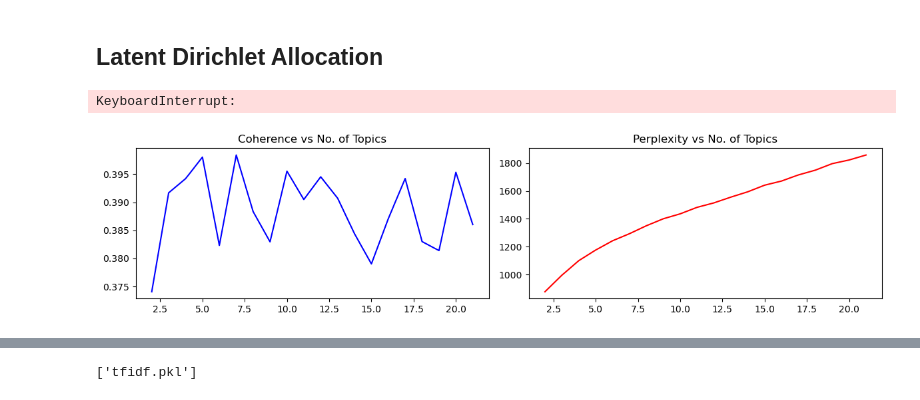
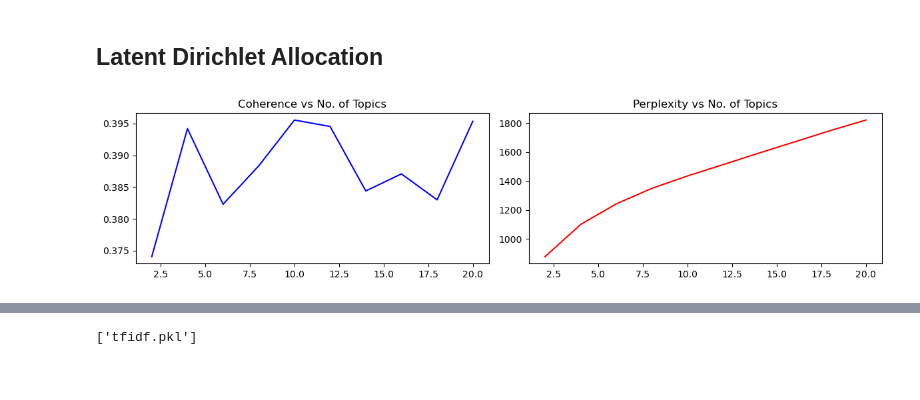
Before and after one commit to garimasc/topic_modeling_songs, a Jupyter notebook: lda.ipynb, the cells around one changed output, grey strips where cells are left out. Drawn from its saved outputs; the diff is of its cells as text; code cells hidden in the pictures.

```diff
--- a/lda.ipynb
+++ b/lda.ipynb
@@ -50,38 +24,0 @@ for topic in topics:
-# %%
-# Get topic vectors
-topics = lsa_model.get_topics()  # Shape: (num_topics, num_words)
-
-# Reduce dimensionality
-def reduce_dimensionality(vectors, method='tsne'):
-    if method == 'pca':
-        reducer = PCA(n_components=2)
-    elif method == 'tsne':
-        reducer = TSNE(n_components=2, random_state=42)
-    else:
-        raise ValueError("Method must be 'pca' or 'tsne'")
-
-    reduced_vectors = reducer.fit_transform(vectors)
-    return reduced_vectors
-
-reduced_topics = reduce_dimensionality(topics, method='pca')  # or 'pca'
-
-# Plotting
-def plot_topics(reduced_vectors, topic_names):
-    plt.figure(figsize=(10, 7))
-    plt.scatter(reduced_vectors[:, 0], reduced_vectors[:, 1], marker='o', c='blue', s=100)
-
-    for i, name in enumerate(topic_names):
-        plt.annotate(name, (reduced_vectors[i, 0], reduced_vectors[i, 1]),
-                     textcoords="offset points", xytext=(0,10), ha='center')
-
-    plt.title('LSA Topics Visualization')
-    plt.xlabel('Component 1')
-    plt.ylabel('Component 2')
-    plt.grid(True)
-    plt.show()
-
-# Create topic names
-topic_names = [f'Topic {i}' for i in range(lsa_model.num_topics)]
-
-# Plot
-plot_topics(reduced_topics, topic_names)
@@ -159,23 +73,21 @@ coherences = []
 perplexities = []
 
 from tqdm import tqdm
-for nn in tqdm(range(2,22)):
+for nn in tqdm(range(2,22,2)):
     lda = LatentDirichletAllocation(n_components= nn, random_state= 0)
     lda.fit_transform(X)
     perplexities.append(lda.perplexity(X))
     coherences.append(compute_coherence_score(lda, corpus, dictionary, feature_names))
-# %% [output]
-KeyboardInterrupt:
 # %%
 fig,axs = plt.subplots(figsize= (12,3), ncols= 2)
-axs[0].plot(range(2,22), coherences, color= "blue")
+axs[0].plot(range(2,22,2), coherences, color= "blue")
 axs[0].set_title("Coherence vs No. of Topics", fontsize= 12)
 
-axs[1].plot(range(2,22), perplexities, color= "red")
+axs[1].plot(range(2,22,2), perplexities, color= "red")
 axs[1].set_title("Perplexity vs No. of Topics", fontsize= 12)
 
 plt.tight_layout();
 fig.savefig("images/perplexity_coherence.png")
 # %% [output]
-[figure, old version]
+[figure, new version]
 # %%
```
Also changed, not shown: parts of 14 cells of this notebook, 3 other files.
